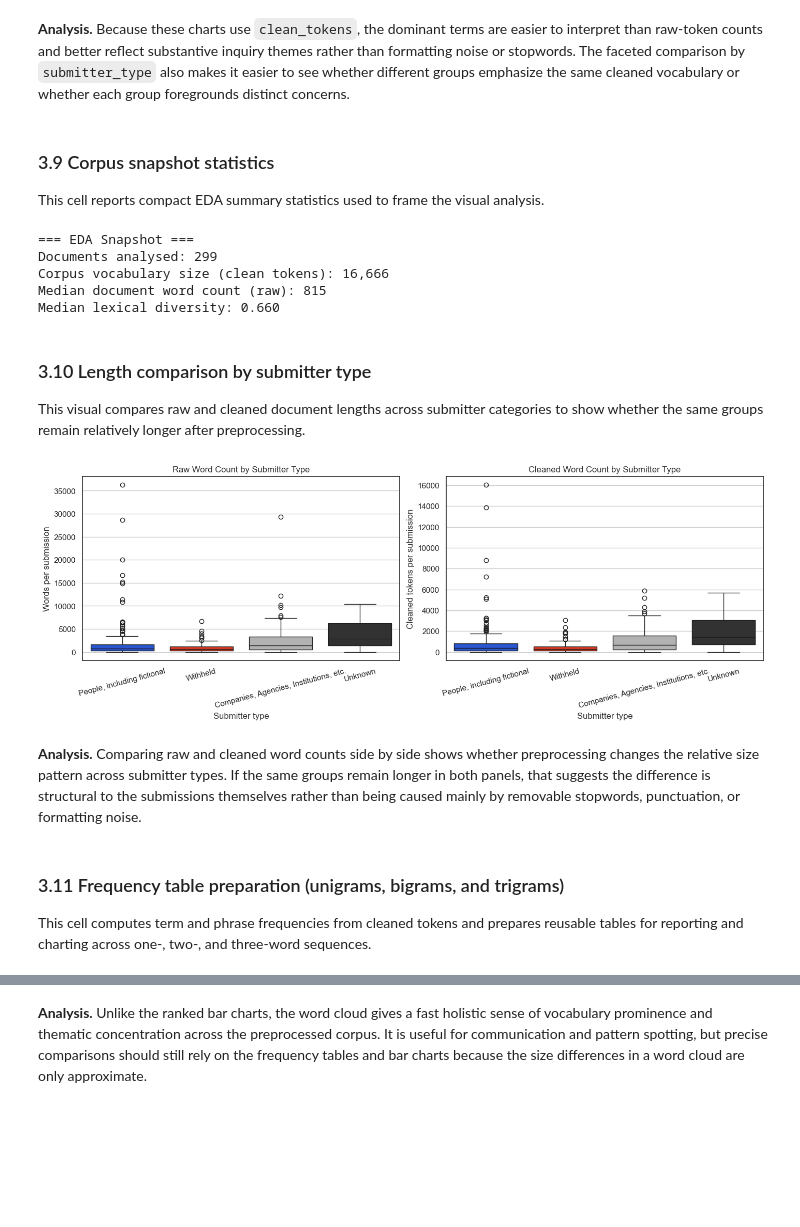
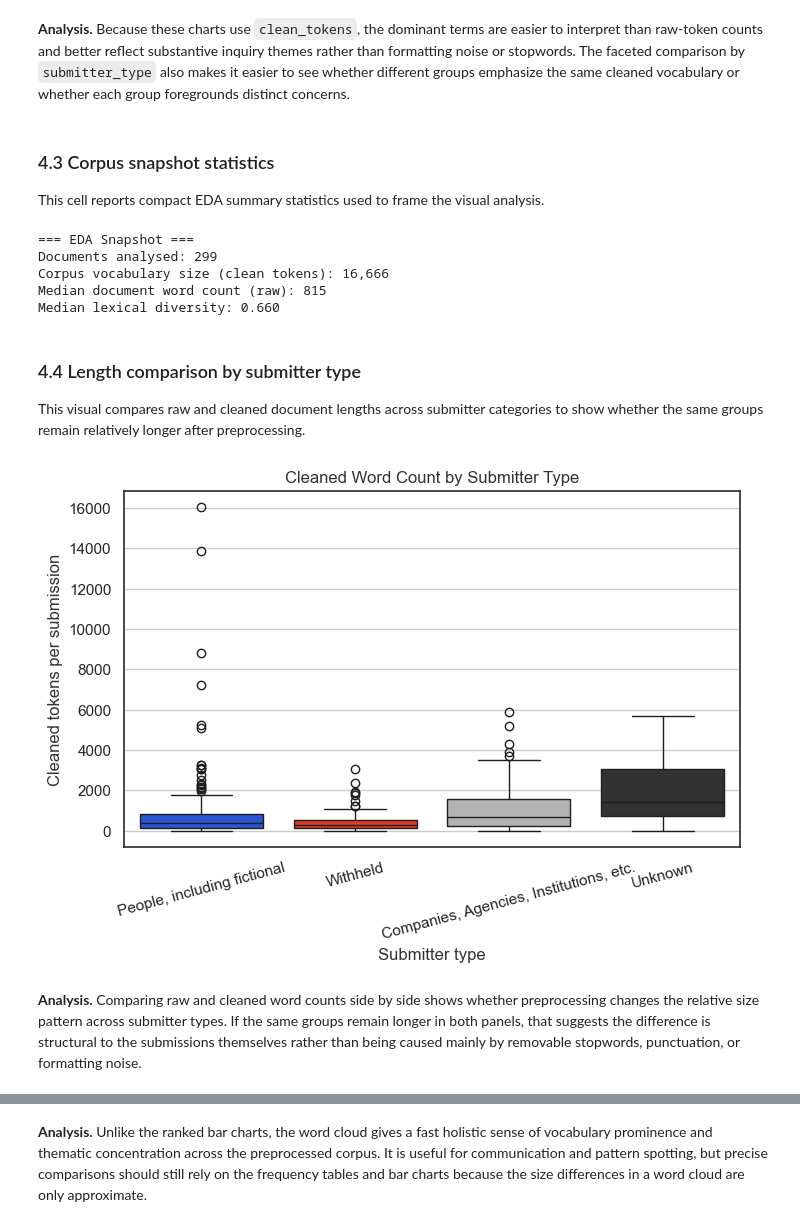
Before and after one commit to Sebas102507/nlp-parliamentary-inquiry-text-mining, a Jupyter notebook: Parliamentary_Inquiry_Text_Mining_Report.ipynb, the cells around one changed output, grey strips where cells are left out. Cells and saved outputs as stored; diff of their text form; code cells hidden in the pictures; blank space fills up the shorter version.

```diff
--- a/Parliamentary_Inquiry_Text_Mining_Report.ipynb
+++ b/Parliamentary_Inquiry_Text_Mining_Report.ipynb
@@ -1034,7 +1199,7 @@ Top clean tokens by submitter type (top 10 each):
 # %% [markdown]
 **Analysis.** Because these charts use `clean_tokens`, the dominant terms are easier to interpret than raw-token counts and better reflect substantive inquiry themes rather than formatting noise or stopwords. The faceted comparison by `submitter_type` also makes it easier to see whether different groups emphasize the same cleaned vocabulary or whether each group foregrounds distinct concerns.
 # %% [markdown]
-### 3.9 Corpus snapshot statistics
+### 4.3 Corpus snapshot statistics
 
 This cell reports compact EDA summary statistics used to frame the visual analysis.
 # %%
@@ -1052,64 +1217,45 @@ Corpus vocabulary size (clean tokens): 16,666
 Median document word count (raw): 815
 Median lexical diversity: 0.660
 # %% [markdown]
-### 3.10 Length comparison by submitter type
+### 4.4 Length comparison by submitter type
 
 This visual compares raw and cleaned document lengths across submitter categories to show whether the same groups remain relatively longer after preprocessing.
 # %%
-# 3.10 Visual: grouped comparison by submitter type
+# 4.4 Visual: grouped comparison by submitter type (using clean tokens only)
 
 submitter_order = corpus_df["submitter_type"].dropna().value_counts().index.tolist()
 palette_cycle = [
     UTS_PALETTE["blue"],
     UTS_PALETTE["red"],
     UTS_PALETTE["mid_grey"],
     UTS_PALETTE["dark_grey"],
 ]
 submitter_palette = {
     label: palette_cycle[idx % len(palette_cycle)]
     for idx, label in enumerate(submitter_order)
 }
 
-fig, axes = plt.subplots(nrows=1, ncols=2, figsize=(14, 5), constrained_layout=True)
-
-sns.boxplot(
-    data=corpus_df,
-    x="submitter_type",
-    y="word_count_raw",
-    order=submitter_order,
-    hue="submitter_type",
-    palette=submitter_palette,
-    dodge=False,
-    legend=False,
-    ax=axes[0],
-)
-axes[0].set_title("Raw Word Count by Submitter Type")
-axes[0].set_xlabel("Submitter type")
-axes[0].set_ylabel("Words per submission")
-axes[0].tick_params(axis="x", rotation=15)
+# Only plot cleaned word counts, since we want to focus on clean tokens
+fig, ax = plt.subplots(figsize=(7, 5), constrained_layout=True)
 
 sns.boxplot(
     data=corpus_df,
     x="submitter_type",
     y="clean_word_count",
     order=submitter_order,
     hue="submitter_type",
     palette=submitter_palette,
     dodge=False,
     legend=False,
-    ax=axes[1],
+    ax=ax,
 )
-axes[1].set_title("Cleaned Word Count by Submitter Type")
-axes[1].set_xlabel("Submitter type")
-axes[1].set_ylabel("Cleaned tokens per submission")
-axes[1].tick_params(axis="x", rotation=15)
+ax.set_title("Cleaned Word Count by Submitter Type")
+ax.set_xlabel("Submitter type")
+ax.set_ylabel("Cleaned tokens per submission")
+ax.tick_params(axis="x", rotation=15)
 
 plt.show()
 # %% [output]
-[figure, old version]
+[figure, new version]
 # %% [markdown]
 **Analysis.** Comparing raw and cleaned word counts side by side shows whether preprocessing changes the relative size pattern across submitter types. If the same groups remain longer in both panels, that suggests the difference is structural to the submissions themselves rather than being caused mainly by removable stopwords, punctuation, or formatting noise.
-# %% [markdown]
-### 3.11 Frequency table preparation (unigrams, bigrams, and trigrams)
-
-This cell computes term and phrase frequencies from cleaned tokens and prepares reusable tables for reporting and charting across one-, two-, and three-word sequences.
```
Also changed, not shown: parts of 68 cells of this notebook, 1 other file.
